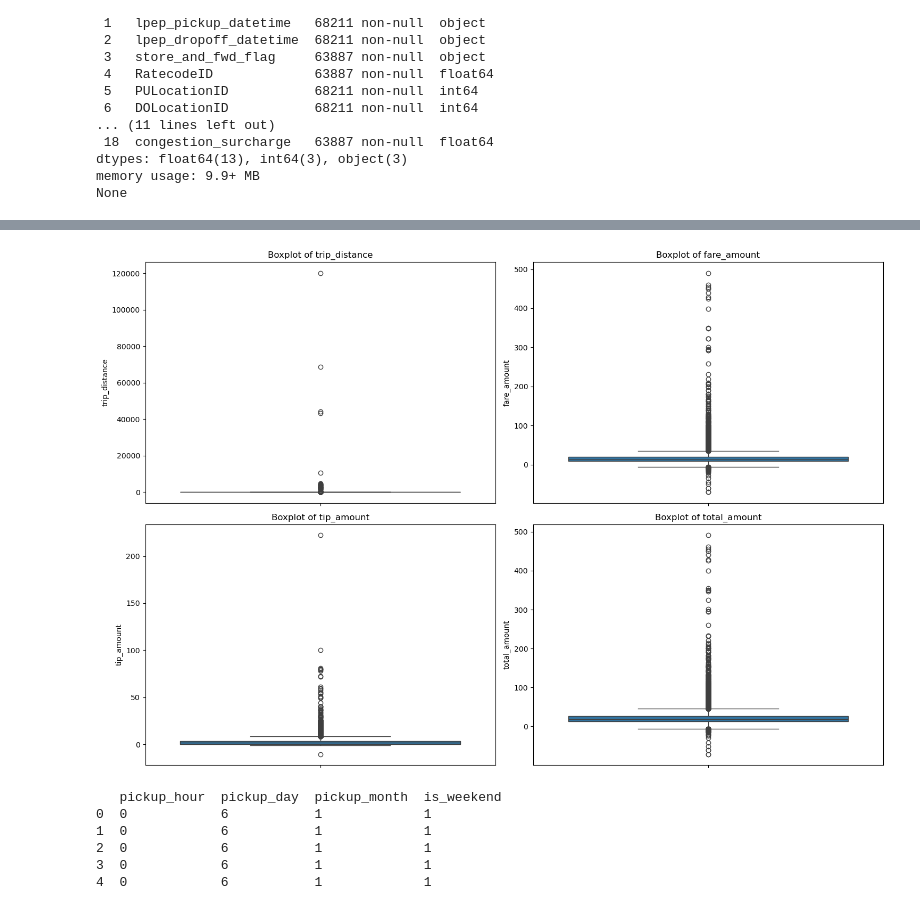
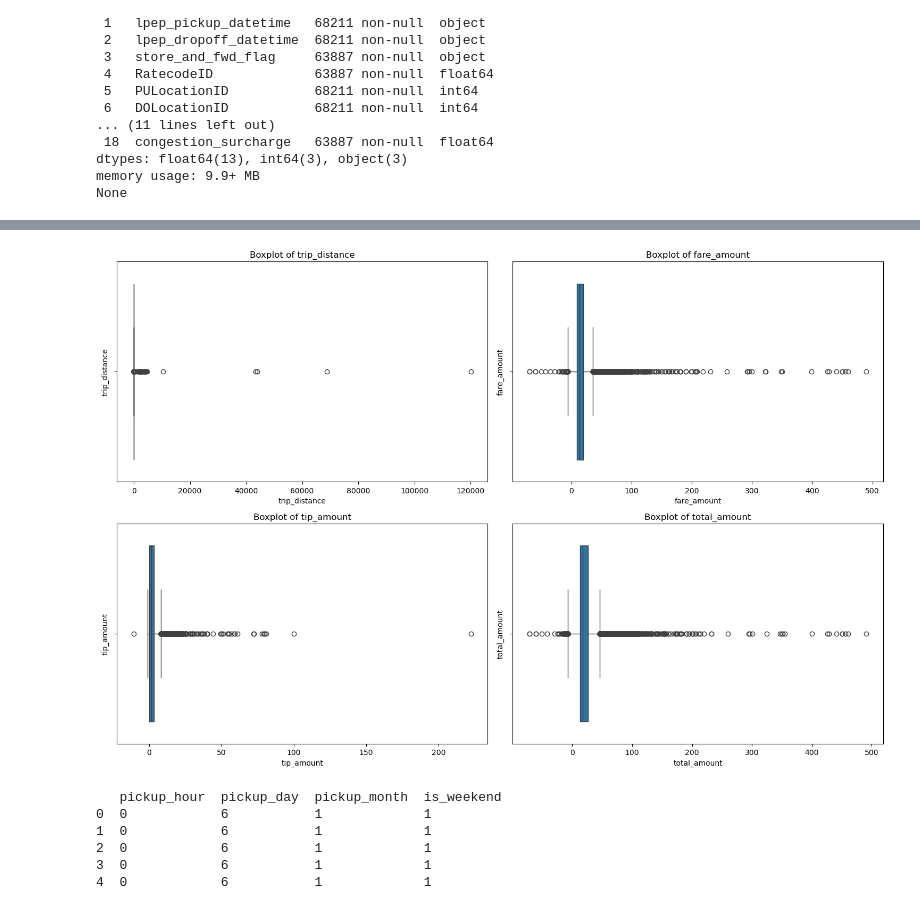
Before and after one commit to tdarum/NewYorkFleet, a Jupyter notebook: Capstone2Theresia-NYTaxi.ipynb, the cells around one changed output, grey strips where cells are left out. Drawn from its saved outputs; the diff is of its cells as text; code cells hidden in the pictures.

```diff
--- a/Capstone2Theresia-NYTaxi.ipynb
+++ b/Capstone2Theresia-NYTaxi.ipynb
@@ -220,5 +246,3 @@ memory usage: 9.9+ MB
 None
 # %%
 #melakukan treatment pada data yang lain
-# %%
-df = df.dropna(subset=['fare_amount', 'trip_distance'])
@@ -248,19 +311,19 @@ dtype: float64
 # %%
 
 # melakukan pembuatan boxplot untuk mengetahui outliers, distribution
 variables = ['trip_distance', 'fare_amount', 'tip_amount', 'total_amount']
 
 # Set up figure size and plot layout
 plt.figure(figsize=(15, 10))
 
 # Loop through variables to create subplots
 for i, var in enumerate(variables, 1):
     plt.subplot(2, 2, i)  # Create 2x2 grid of plots
-    sns.boxplot(data=df, y=var)
+    sns.boxplot(data=df, x=var)
     plt.title(f'Boxplot of {var}')
     plt.ylabel(var)
 
 plt.tight_layout()
 plt.show()
 # %% [output]
-[figure, old version]
+[figure, new version]
```
Also changed, not shown: parts of 16 cells of this notebook.
